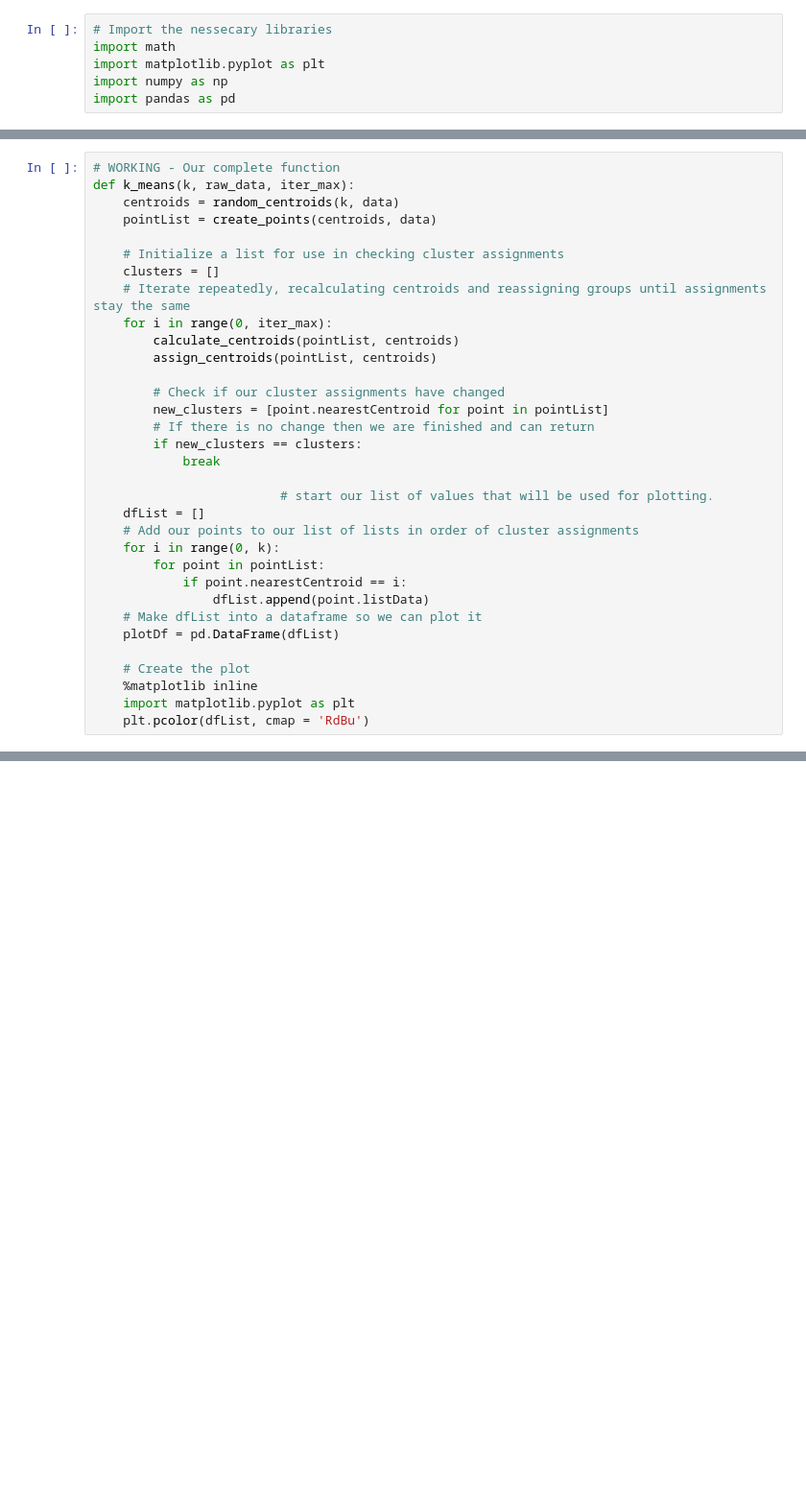
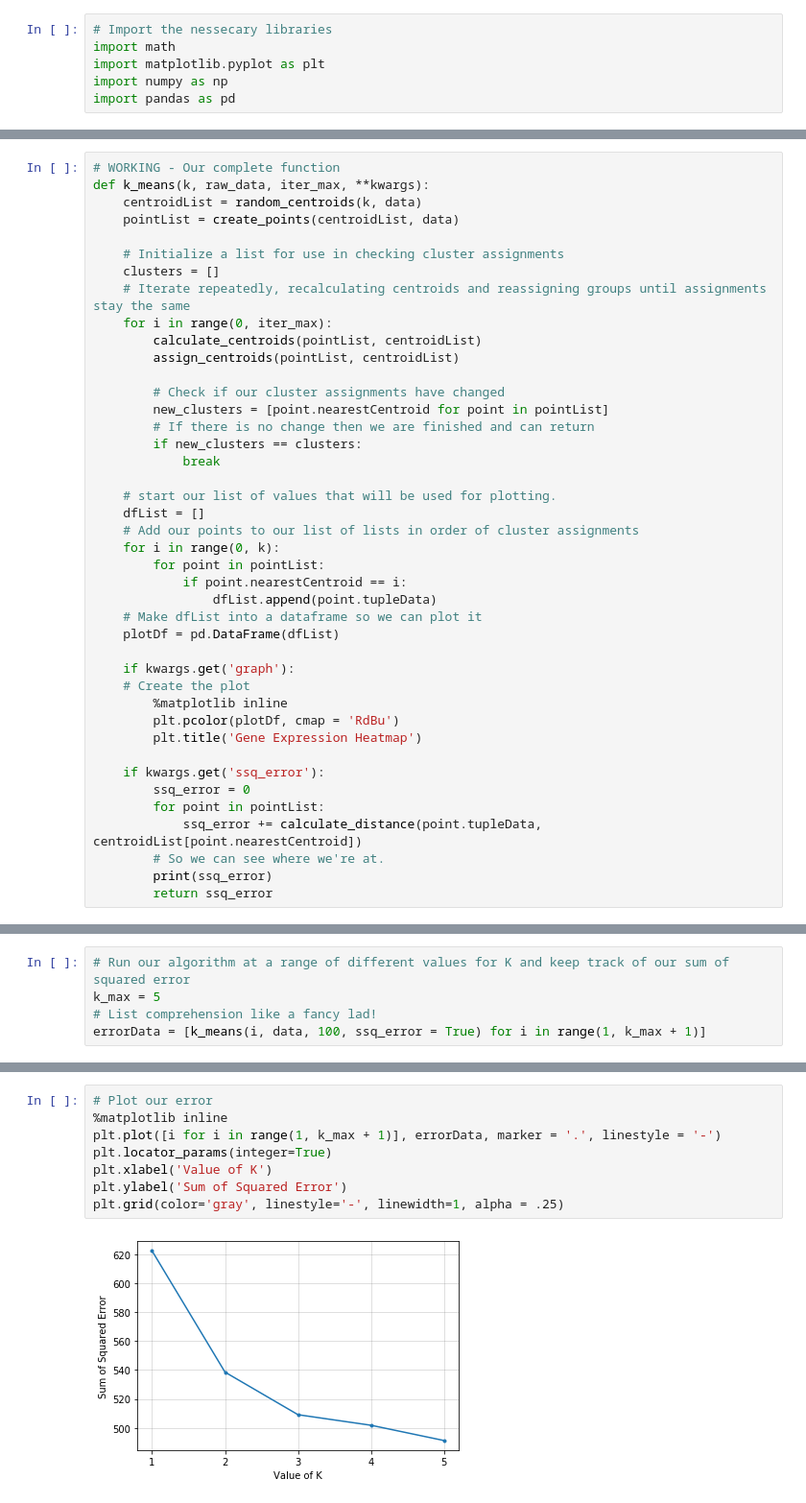
Before and after one commit to dustinmiller91/k_means, a Jupyter notebook: k_means.ipynb, the cells around one changed output, grey strips where cells are left out. Shown at 96% size. Saved outputs shown, nothing was run; the diff lists cells and outputs as text; blank space fills up the shorter version.

```diff
--- a/k_means.ipynb
+++ b/k_means.ipynb
@@ -107,15 +178,15 @@ def assign_centroids(pointList, centroids):
 # %%
 # WORKING - Our complete function
-def k_means(k, raw_data, iter_max):
-    centroids = random_centroids(k, data)
-    pointList = create_points(centroids, data)
+def k_means(k, raw_data, iter_max, **kwargs):
+    centroidList = random_centroids(k, data)
+    pointList = create_points(centroidList, data)
 
     # Initialize a list for use in checking cluster assignments
     clusters = []
     # Iterate repeatedly, recalculating centroids and reassigning groups until assignments stay the same
     for i in range(0, iter_max):
-        calculate_centroids(pointList, centroids)
-        assign_centroids(pointList, centroids)
+        calculate_centroids(pointList, centroidList)
+        assign_centroids(pointList, centroidList)
 
         # Check if our cluster assignments have changed
         new_clusters = [point.nearestCentroid for point in pointList]
@@ -123,17 +194,26 @@ def k_means(k, raw_data, iter_max):
         if new_clusters == clusters:
             break
 
-                         # start our list of values that will be used for plotting.
+    # start our list of values that will be used for plotting.
     dfList = []
     # Add our points to our list of lists in order of cluster assignments
     for i in range(0, k):
         for point in pointList:
             if point.nearestCentroid == i:
-                dfList.append(point.listData)
+                dfList.append(point.tupleData)
     # Make dfList into a dataframe so we can plot it
     plotDf = pd.DataFrame(dfList)
 
+    if kwargs.get('graph'):
     # Create the plot
-    %matplotlib inline
-    import matplotlib.pyplot as plt
-    plt.pcolor(dfList, cmap = 'RdBu')
+        %matplotlib inline
+        plt.pcolor(plotDf, cmap = 'RdBu')
+        plt.title('Gene Expression Heatmap')
+
+    if kwargs.get('ssq_error'):
+        ssq_error = 0
+        for point in pointList:
+            ssq_error += calculate_distance(point.tupleData, centroidList[point.nearestCentroid])
+        # So we can see where we're at.
+        print(ssq_error)
+        return ssq_error
@@ -154,0 +226,5 @@ k_means(2, data, 100)
+# %%
+# Run our algorithm at a range of different values for K and keep track of our sum of squared error
+k_max = 5
+# List comprehension like a fancy lad!
+errorData = [k_means(i, data, 100, ssq_error = True) for i in range(1, k_max + 1)]
@@ -154,0 +237,10 @@ k_means(2, data, 100)
+# %%
+# Plot our error
+%matplotlib inline
+plt.plot([i for i in range(1, k_max + 1)], errorData, marker = '.', linestyle = '-')
+plt.locator_params(integer=True)
+plt.xlabel('Value of K')
+plt.ylabel('Sum of Squared Error')
+plt.grid(color='gray', linestyle='-', linewidth=1, alpha = .25)
+# %% [output]
+[figure, added]
```
Also changed, not shown: parts of 23 cells of this notebook.
